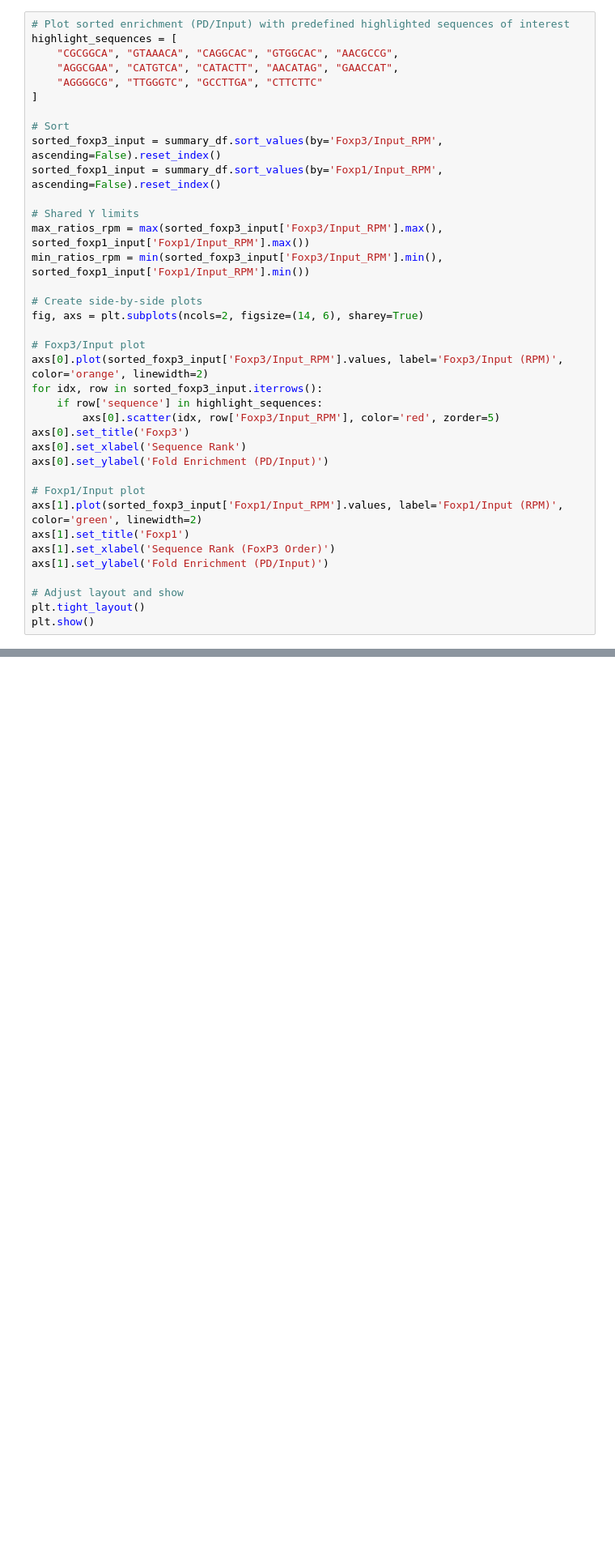
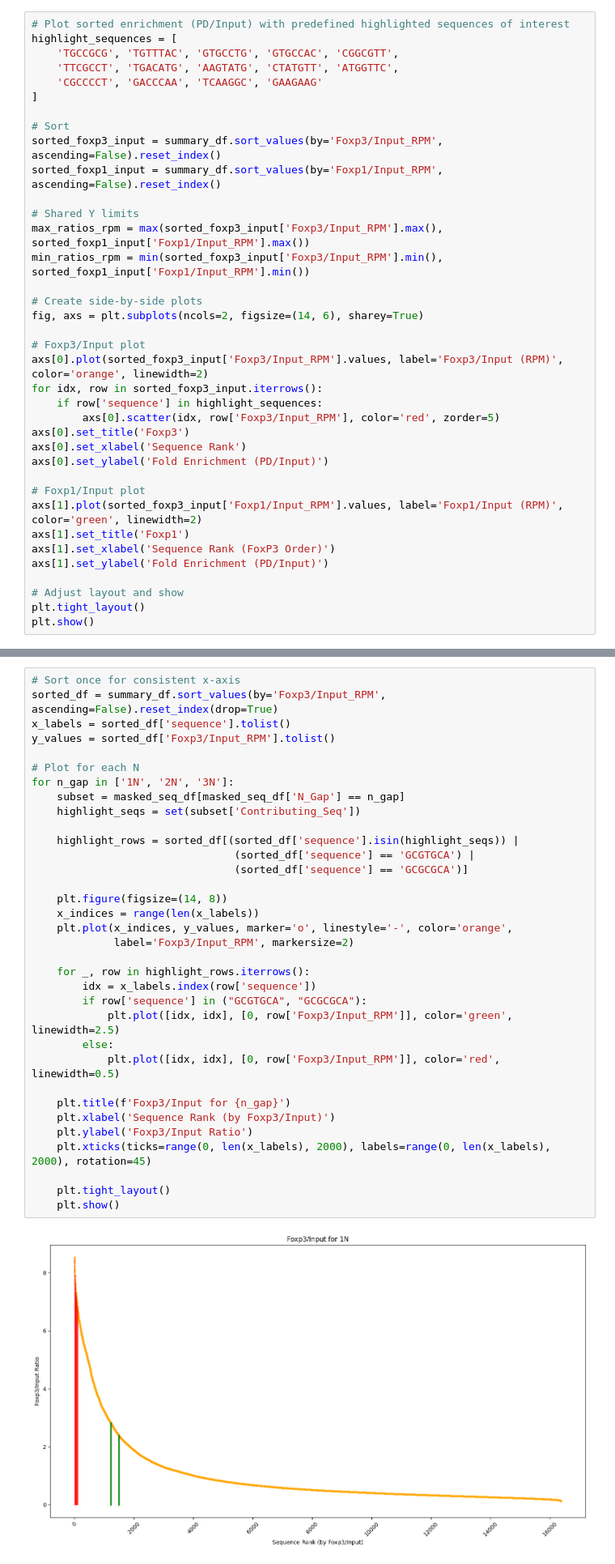
Before and after one commit to clarkvd/hur_lab_foxp3, a Jupyter notebook: figure1.ipynb, the cells around one changed output, grey strips where cells are left out. Shown: that part at 81% size. Drawn from its saved outputs; the diff is of its cells as text; blank space fills up the shorter version.

```diff
--- a/figure1.ipynb
+++ b/figure1.ipynb
@@ -132,9 +131,9 @@ summary_df.head()
 # %%
 # Plot sorted enrichment (PD/Input) with predefined highlighted sequences of interest
 highlight_sequences = [
-    "CGCGGCA", "GTAAACA", "CAGGCAC", "GTGGCAC", "AACGCCG",
-    "AGGCGAA", "CATGTCA", "CATACTT", "AACATAG", "GAACCAT",
-    "AGGGGCG", "TTGGGTC", "GCCTTGA", "CTTCTTC"
+    'TGCCGCG', 'TGTTTAC', 'GTGCCTG', 'GTGCCAC', 'CGGCGTT',
+    'TTCGCCT', 'TGACATG', 'AAGTATG', 'CTATGTT', 'ATGGTTC',
+    'CGCCCCT', 'GACCCAA', 'TCAAGGC', 'GAAGAAG'
 ]
 
 # Sort
@@ -423,0 +442,36 @@ for n_gap in ['1N', '2N', '3N']:
+# %%
+# Sort once for consistent x-axis
+sorted_df = summary_df.sort_values(by='Foxp3/Input_RPM', ascending=False).reset_index(drop=True)
+x_labels = sorted_df['sequence'].tolist()
+y_values = sorted_df['Foxp3/Input_RPM'].tolist()
+
+# Plot for each N
+for n_gap in ['1N', '2N', '3N']:
+    subset = masked_seq_df[masked_seq_df['N_Gap'] == n_gap]
+    highlight_seqs = set(subset['Contributing_Seq'])
+
+    highlight_rows = sorted_df[(sorted_df['sequence'].isin(highlight_seqs)) |
+                                (sorted_df['sequence'] == 'GCGTGCA') |
+                                (sorted_df['sequence'] == 'GCGCGCA')]
+
+    plt.figure(figsize=(14, 8))
+    x_indices = range(len(x_labels))
+    plt.plot(x_indices, y_values, marker='o', linestyle='-', color='orange',
+             label='Foxp3/Input_RPM', markersize=2)
+
+    for _, row in highlight_rows.iterrows():
+        idx = x_labels.index(row['sequence'])
+        if row['sequence'] in ("GCGTGCA", "GCGCGCA"):
+            plt.plot([idx, idx], [0, row['Foxp3/Input_RPM']], color='green', linewidth=2.5)
+        else:
+            plt.plot([idx, idx], [0, row['Foxp3/Input_RPM']], color='red', linewidth=0.5)
+
+    plt.title(f'Foxp3/Input for {n_gap}')
+    plt.xlabel('Sequence Rank (by Foxp3/Input)')
+    plt.ylabel('Foxp3/Input Ratio')
+    plt.xticks(ticks=range(0, len(x_labels), 2000), labels=range(0, len(x_labels), 2000), rotation=45)
+
+    plt.tight_layout()
+    plt.show()
+# %% [output]
+[figure, added]
```
Also changed, not shown: parts of 18 cells of this notebook.
